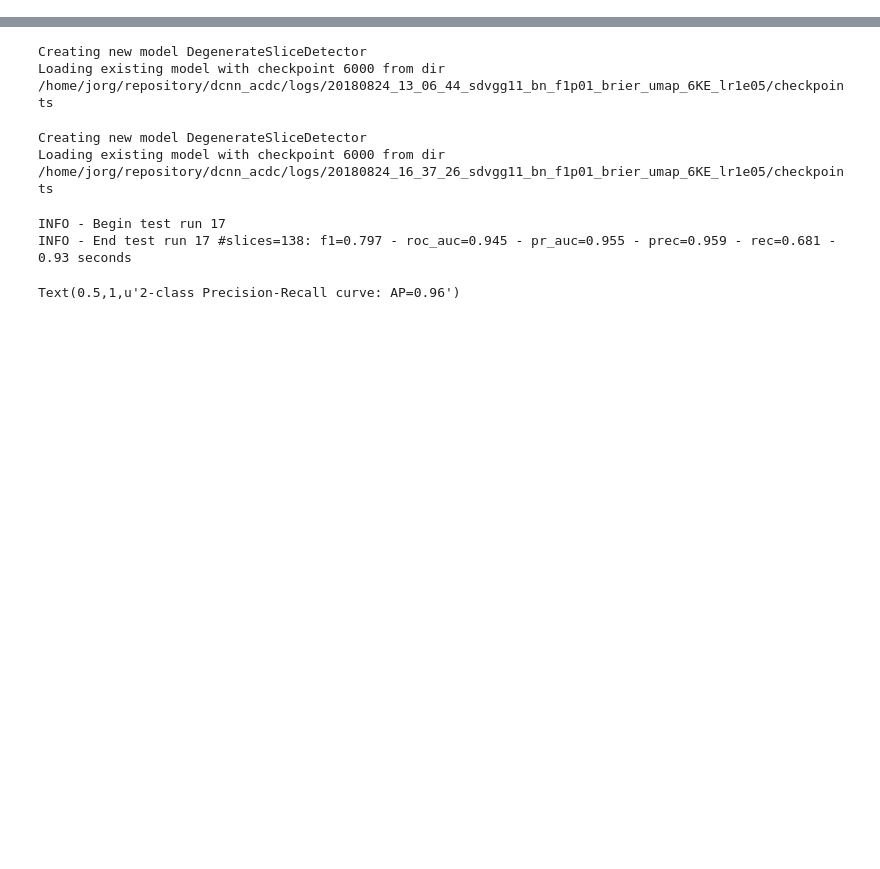
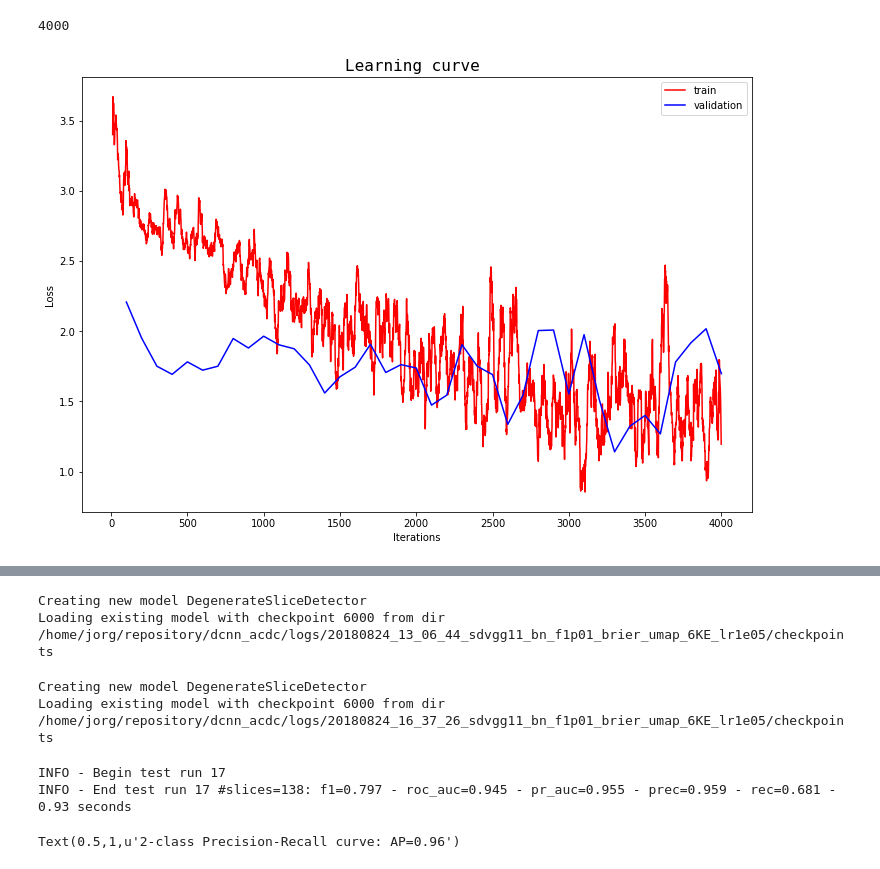
Before and after one commit to toologicbv/dcnn_acdc, a Jupyter notebook: notebooks/test_slice_detector.ipynb, the cells around one changed output, grey strips where cells are left out. Cells and saved outputs as stored; diff of their text form; code cells hidden in the pictures; blank space fills up the shorter version.

```diff
--- a/notebooks/test_slice_detector.ipynb
+++ b/notebooks/test_slice_detector.ipynb
@@ -112,0 +137,8 @@ Model name: sdvgg11_bn-u_map-f1
+# %%
+from plotting.learning_curves import loss_plot
+
+loss_plot(exper_hdl_emaps.exper, height=8, width=12, save=False, show=True, validation=True,
+              log_scale=False, do_average=True, window_size=25, epoch_range=None)
+# %% [output]
+4000
+[figure, added]
```
Also changed, not shown: parts of 3 cells of this notebook, 12 other files.
